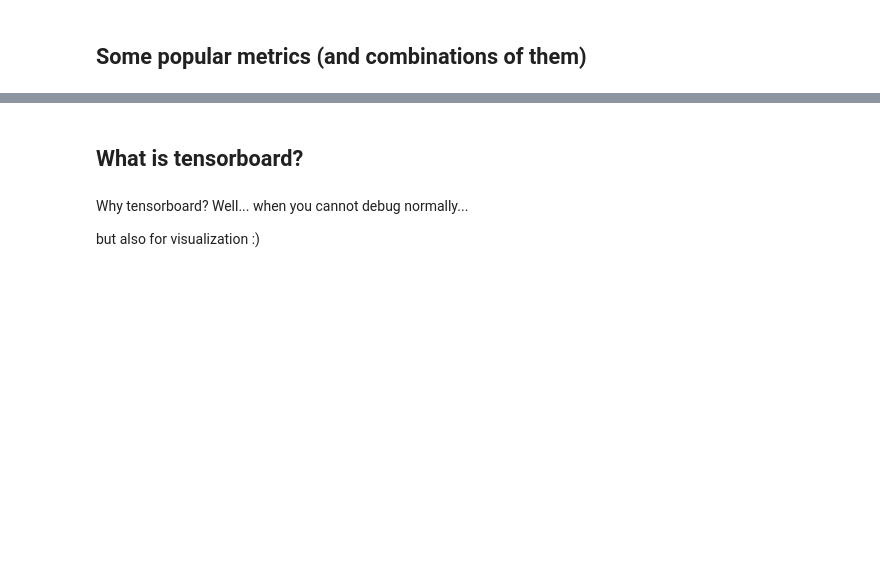
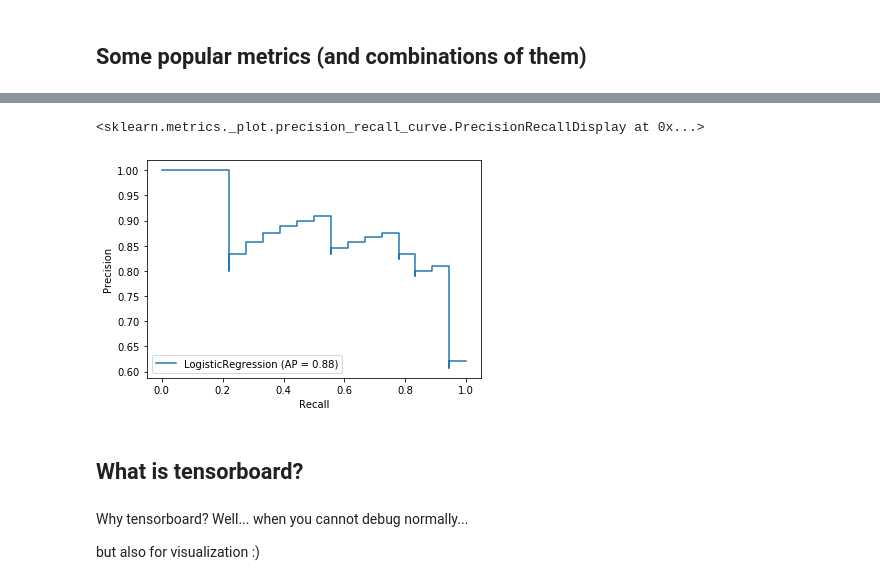
Before and after one commit to AndreaCossu/MLtree, a Jupyter notebook: Supervised Learning.ipynb, the cells around one changed output, grey strips where cells are left out. Drawn from its saved outputs; the diff is of its cells as text; code cells hidden in the pictures; blank space fills up the shorter version.

Commit message:
Improved metrics

```diff
--- a/Supervised Learning.ipynb
+++ b/Supervised Learning.ipynb
@@ -222,3 +237,8 @@ print(t)
+# %%
+plot_precision_recall_curve(model, x_test, y_test)
+# %% [output]
+<sklearn.metrics._plot.precision_recall_curve.PrecisionRecallDisplay at 0x...>
+[figure, added]
 # %%
 # what about ROC curve? Try it out!
 # %% [markdown]
```
Also changed, not shown: parts of 12 cells of this notebook.
